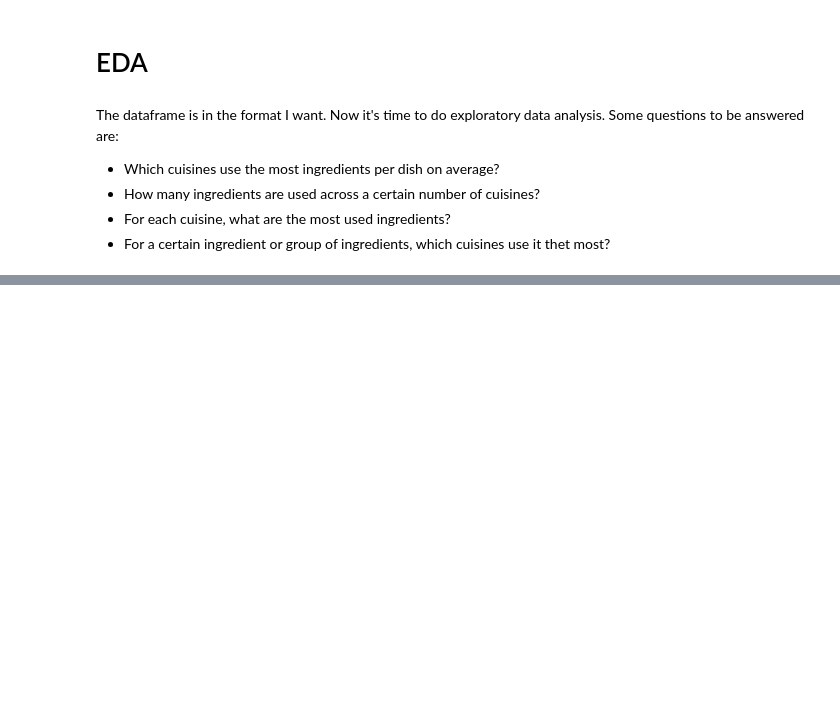
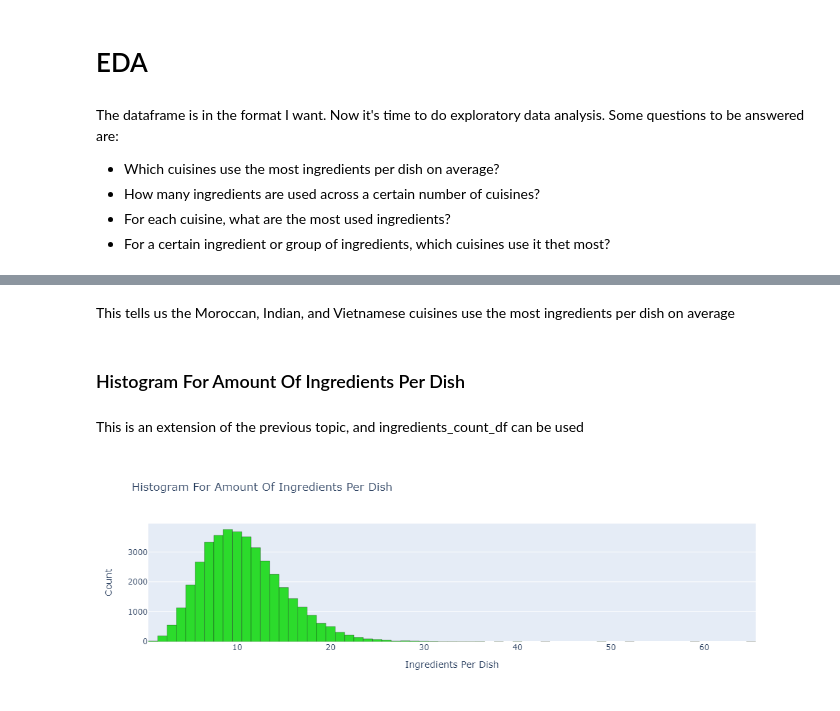
Before and after one commit to josh2894/Josh-Guo-Data-Science, a Jupyter notebook: Foods Project/Foods Project.ipynb, the cells around one changed output, grey strips where cells are left out. Saved outputs shown, nothing was run; the diff lists cells and outputs as text; code cells hidden in the pictures; blank space fills up the shorter version.

```diff
--- a/Foods Project/Foods Project.ipynb
+++ b/Foods Project/Foods Project.ipynb
@@ -177,0 +181,5 @@ The dataframe is in the format I want. Now it's time to do exploratory data anal
+# %%
+# ingredients_count_df will have one column with the cuisine and one with the amount of ingredients in the dish
+ingredients_count = pd.DataFrame(expanded_df.sum(axis=1))
+ingredients_count_df = pd.concat([expanded_df["cuisine"], ingredients_count], axis=1)
+ingredients_count_df.head()
@@ -177,0 +228,14 @@ The dataframe is in the format I want. Now it's time to do exploratory data anal
+# %% [markdown]
+This tells us the Moroccan, Indian, and Vietnamese cuisines use the most ingredients per dish on average
+# %% [markdown]
+### Histogram For Amount Of Ingredients Per Dish
+# %% [markdown]
+This is an extension of the previous topic, and ingredients_count_df can be used
+# %%
+fig = px.histogram(ingredients_count_df, x=0, title="Histogram For Amount Of Ingredients Per Dish", labels={"0": "Ingredients"},
+                   color_discrete_sequence=["#2cdb2c"])
+fig.update_layout(xaxis_title="Ingredients Per Dish", yaxis_title="Count")
+fig.update_traces(marker_line_width=0.3, marker_line_color="black")
+fig
+# %% [output]
+[figure, added]
```
Also changed, not shown: parts of 5 cells of this notebook.
